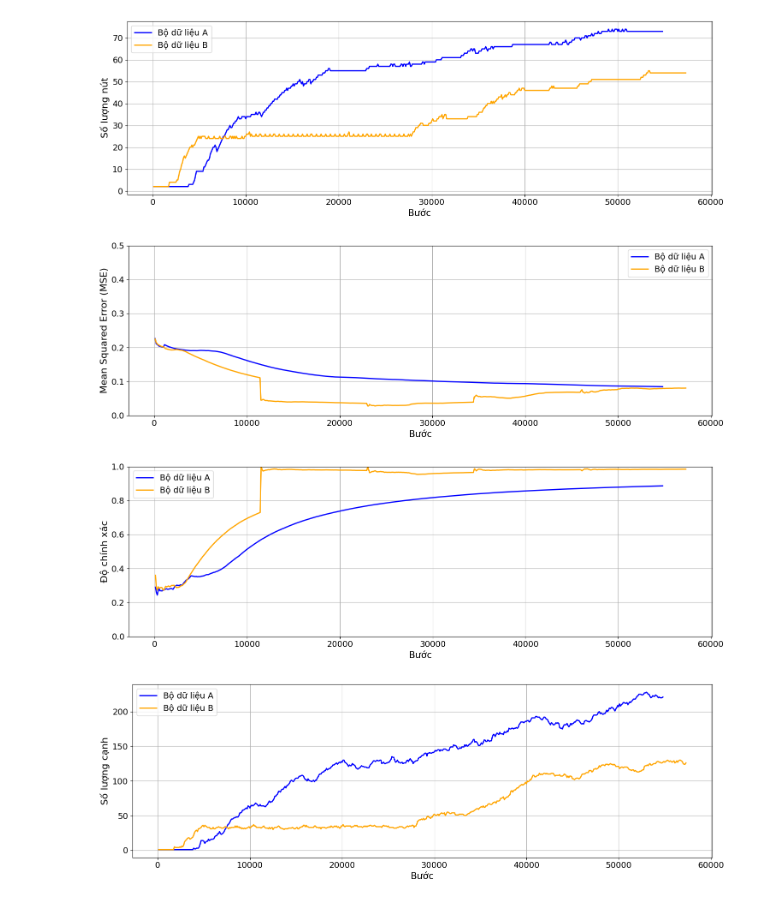
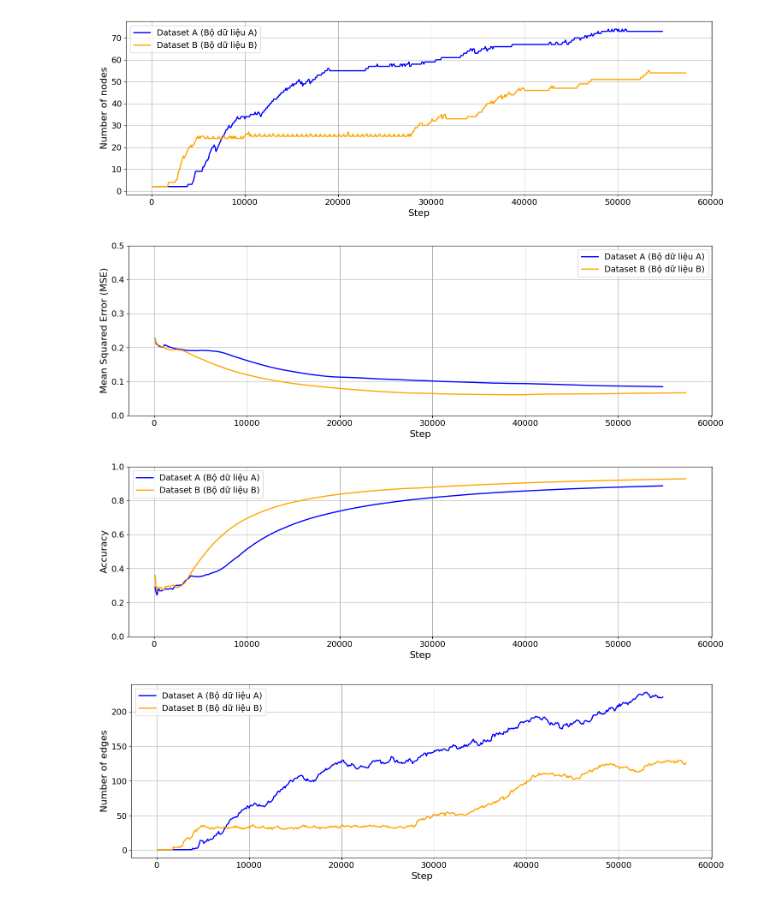
Before and after one commit to ductan2003/Coronary_Heart_Disease_Detection, a Jupyter notebook: Visualize/Final Visualize.ipynb, the cells around one changed output. Saved outputs shown, nothing was run; the diff lists cells and outputs as text; code cells hidden in the pictures.

```diff
--- a/Visualize/Final Visualize.ipynb
+++ b/Visualize/Final Visualize.ipynb
@@ -14,7 +14,7 @@ matplotlib.rc('ytick', labelsize=14)  # Set y-tick label font size
 matplotlib.rc('legend', fontsize=14)  # Set legend font size
 
 # Load the JSON data
-with open('/Users/tannguyen/Coronary_Heart_Disease_Detection/PGCN/Thesis_log/DatasetA/24-12-06-23:35:33/log_until_54800.json') as f1, open('/Users/tannguyen/Coronary_Heart_Disease_Detection/PGCN/Thesis_log/DatasetB/24-12-09-02:59:05/log_until_57375.json') as f2:
+with open('/Users/tannguyen/Coronary_Heart_Disease_Detection/PGCN/Thesis_log/DatasetA/24-12-06-23:35:33/log_until_54800.json') as f1, open('/Users/tannguyen/Coronary_Heart_Disease_Detection/PGCN/Thesis_log/DatasetB/24-12-06-23:39:34/log_until_57375.json') as f2:
     data1 = json.load(f1)
     data2 = json.load(f2)
 
@@ -36,54 +36,54 @@ line_width = 2.0
 
 # Plotting: Num nodes
 plt.figure(figsize=(15, 5))
-plt.plot(indexes1, num_nodes1, label="Bộ dữ liệu A", color='blue', linewidth=line_width)
-plt.plot(indexes2, num_nodes2, label="Bộ dữ liệu B", color='orange', linewidth=line_width)
-plt.xlabel("Bước")
-plt.ylabel("Số lượng nút")
+plt.plot(indexes1, num_nodes1, label="Dataset A (Bộ dữ liệu A)", color='blue', linewidth=line_width)
+plt.plot(indexes2, num_nodes2, label="Dataset B (Bộ dữ liệu B)", color='orange', linewidth=line_width)
+plt.xlabel("Step")
+plt.ylabel("Number of nodes")
 plt.legend()
 plt.grid(True)
 plt.tight_layout()
 plt.show()
 
 # Plotting: MSE
 plt.figure(figsize=(15, 5))
-plt.plot(indexes1, mse_values1, label="Bộ dữ liệu A", color='blue', linewidth=line_width)
-plt.plot(indexes2, mse_values2, label="Bộ dữ liệu B", color='orange', linewidth=line_width)
-plt.xlabel("Bước")
+plt.plot(indexes1, mse_values1, label="Dataset A (Bộ dữ liệu A)", color='blue', linewidth=line_width)
+plt.plot(indexes2, mse_values2, label="Dataset B (Bộ dữ liệu B)", color='orange', linewidth=line_width)
+plt.xlabel("Step")
 plt.ylabel("Mean Squared Error (MSE)")
 plt.ylim(0, 0.5)
 plt.grid(True)
 plt.legend()
 plt.tight_layout()
 plt.show()
 
 # Plotting: Success rate
 plt.figure(figsize=(15, 5))
-plt.plot(indexes1, success_rate1, label="Bộ dữ liệu A", color='blue', linewidth=line_width)
-plt.plot(indexes2, success_rate2, label="Bộ dữ liệu B", color='orange', linewidth=line_width)
-plt.xlabel("Bước")
-plt.ylabel("Độ chính xác")
+plt.plot(indexes1, success_rate1, label="Dataset A (Bộ dữ liệu A)", color='blue', linewidth=line_width)
+plt.plot(indexes2, success_rate2, label="Dataset B (Bộ dữ liệu B)", color='orange', linewidth=line_width)
+plt.xlabel("Step")
+plt.ylabel("Accuracy")
 plt.ylim(0, 1)
 plt.grid(True)
 plt.legend()
 plt.tight_layout()
 plt.show()
 
 # Plotting: Edges
 plt.figure(figsize=(15, 5))
-plt.plot(indexes1, edges1, label="Bộ dữ liệu A", color='blue', linewidth=line_width)
-plt.plot(indexes2, edges2, label="Bộ dữ liệu B", color='orange', linewidth=line_width)
-plt.xlabel("Bước")
-plt.ylabel("Số lượng cạnh")
+plt.plot(indexes1, edges1, label="Dataset A (Bộ dữ liệu A)", color='blue', linewidth=line_width)
+plt.plot(indexes2, edges2, label="Dataset B (Bộ dữ liệu B)", color='orange', linewidth=line_width)
+plt.xlabel("Step")
+plt.ylabel("Number of edges")
 plt.legend()
 plt.grid(True)
 plt.tight_layout()
 plt.show()
 # %% [output]
-[figure, old version]
+[figure, new version]
-[figure, old version]
+[figure, new version]
-[figure, old version]
+[figure, new version]
-[figure, old version]
+[figure, new version]
 # %%
 # EXPERIMENT 2
 import json
```
Also changed, not shown: parts of 2 cells of this notebook, 5 other files.
